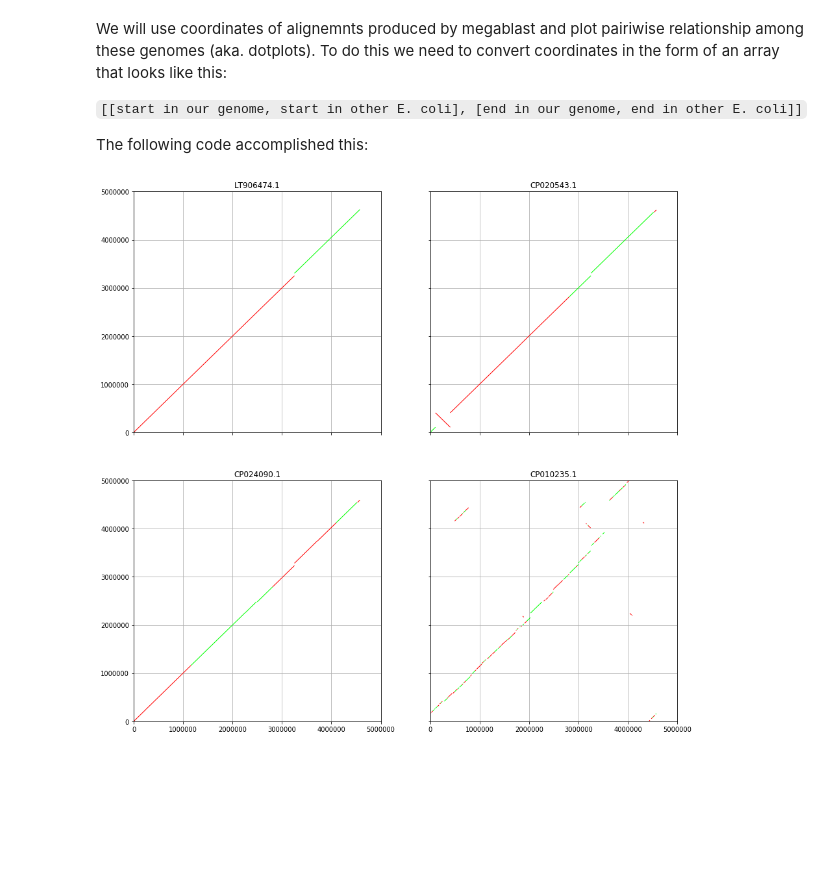
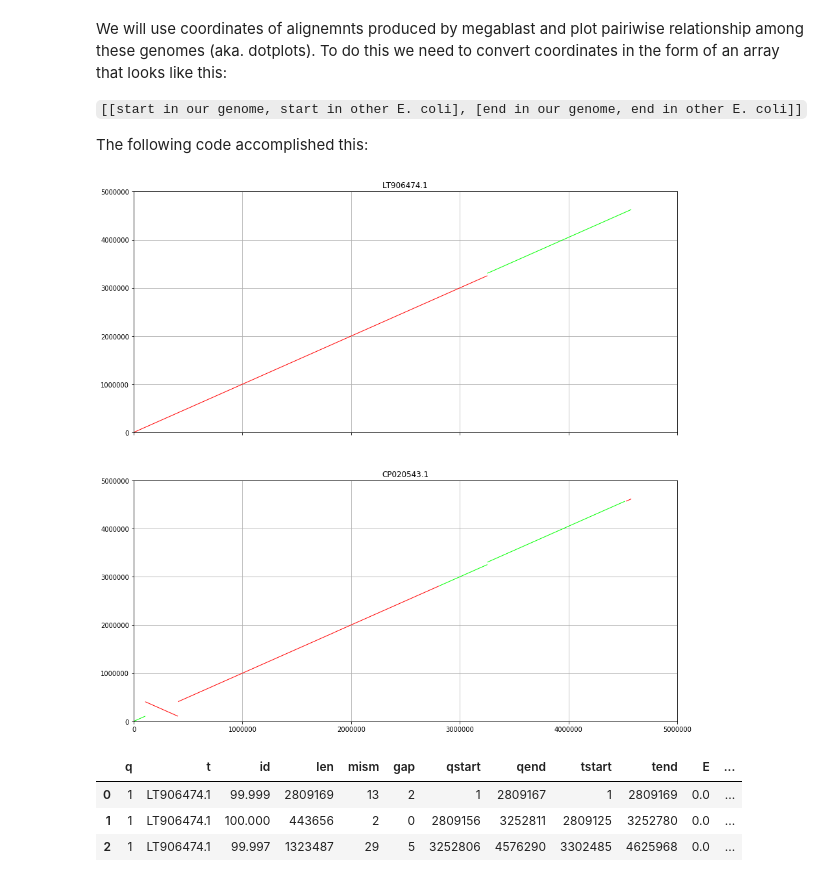
Before and after one commit to nekrut/notebooks, a Jupyter notebook: ecoli/EcoliC.ipynb, the cells around one changed output. Saved outputs shown, nothing was run; the diff lists cells and outputs as text; code cells hidden in the pictures; blank space fills up the shorter version.

```diff
--- a/ecoli/EcoliC.ipynb
+++ b/ecoli/EcoliC.ipynb
@@ -99,7 +99,7 @@ Now we want to get a rough idea of how our genome compares with genomes of close
 # %% [markdown]
 So, based on previous calculations LT906474.1, CP020543.1, CP024090.1, and CP010235.1 appear to be the most closely related genomes. First, we create an array containing their IDs:
 # %%
-top = ['LT906474.1','CP020543.1','CP024090.1','CP010235.1']
+top = ['LT906474.1','CP020543.1']
 # %% [markdown]
 We will use coordinates of alignemnts produced by megablast and plot pairiwise relationship among these genomes (aka. dotplots). To do this we need to convert coordinates in the form of an array that looks like this:
 
@@ -121,28 +121,35 @@ for strain in top:
 # %%
 # Here we generate dot plot for four alignemnts
 
 import numpy as np
 import pylab as pl
 from matplotlib import collections as mc
 import matplotlib.ticker as ticker
 
 c = np.array([(1, 0, 0, 1), (0, 1, 0, 1)])
 
-fig, ax = pl.subplots( 2,2, figsize=(15, 15), sharey=True, sharex=True )
+fig, ax = pl.subplots( 2,1, figsize=(15, 15), sharey=True, sharex=True )
 
 ax = ax.ravel()
 
 for i, strain in enumerate( strain_data  ):
     lc = mc.LineCollection(strain_data[ strain ], colors=c, linewidths=1)
     ax[i].add_collection(lc)
     ax[i].autoscale()
     ax[i].set_title('%s' % strain )
     ax[i].plot()
     ax[i].set_ylim([0,5000000])
     ax[i].set_xlim([0,5000000])
     ax[i].grid(True)
     ax[i].margins(0.1)
 
 pl.show()
 # %% [output]
-[figure, old version]
+[figure, new version]
+# %%
+pysqldf("select *, tstart-qstart, tend-qend from mb where len > 10000 and t = 'LT906474.1' order by qstart")
+# %% [output]
+|  | q | t | id | len | mism | gap | qstart | qend | tstart | tend | E | ... |
+| 0 | 1 | LT906474.1 | 99.999 | 2809169 | 13 | 2 | 1 | 2809167 | 1 | 2809169 | 0.0 | ... |
+| 1 | 1 | LT906474.1 | 100.000 | 443656 | 2 | 0 | 2809156 | 3252811 | 2809125 | 3252780 | 0.0 | ... |
+| 2 | 1 | LT906474.1 | 99.997 | 1323487 | 29 | 5 | 3252806 | 4576290 | 3302485 | 4625968 | 0.0 | ... |
```
Also changed, not shown: parts of 12 cells of this notebook, 1 other file.
